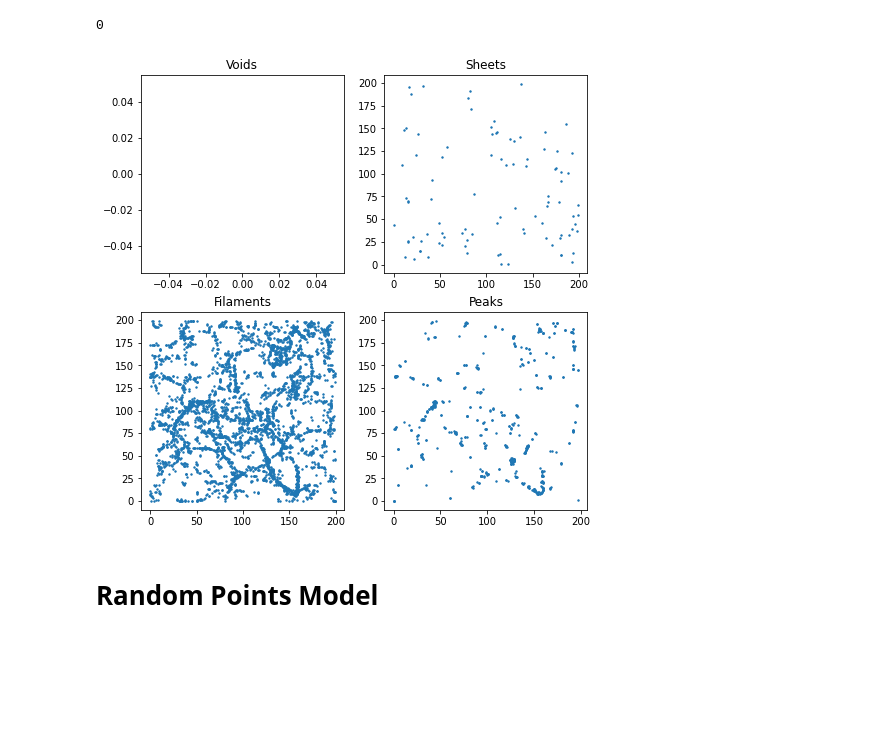
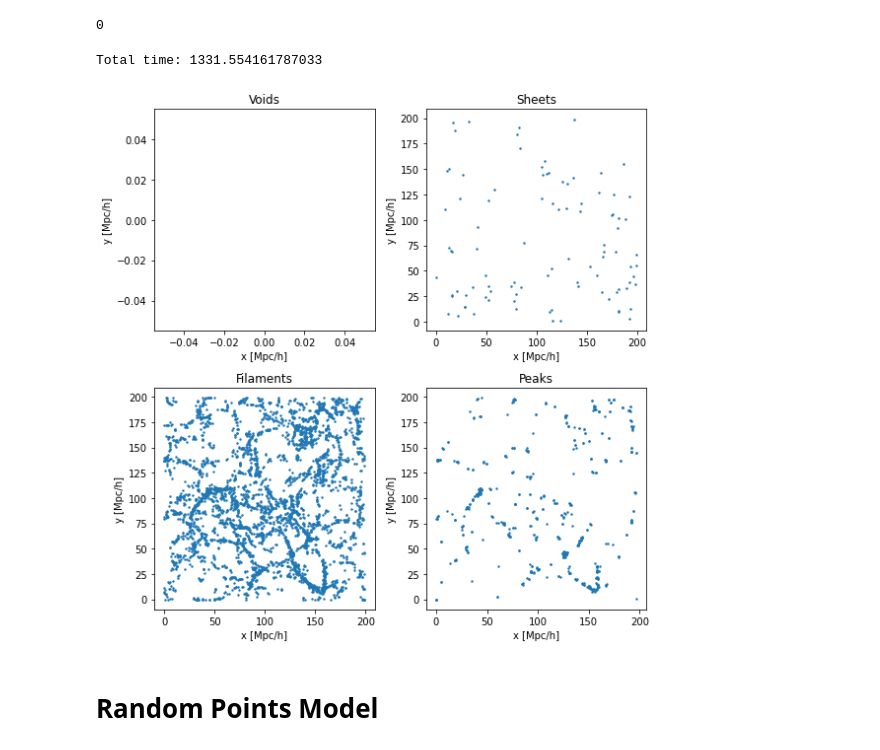
Before and after one commit to jsuarez314/cosmic_web_class, a Jupyter notebook: Environment_Classification_Methods.ipynb, the cells around one changed output. Cells and saved outputs as stored; diff of their text form; code cells hidden in the pictures; blank space fills up the shorter version.

```diff
--- a/Environment_Classification_Methods.ipynb
+++ b/Environment_Classification_Methods.ipynb
@@ -80,12 +80,14 @@ f.close()
 X = pd.DataFrame({'nc':nc,'ad':ad,'den':den,'Dnc':Dnc,'Dad':Dad,'Dden':Dden}) #
 
 #------------ Loading the model
-clf = pickle.load(open('./data/cosmicweb_bsk_model.sav','rb'))
+clf = pickle.load(open('./model/cosmicweb_bsk_model.sav','rb'))
 env_pred = clf.predict(X)
 
 np.savetxt(f'./data/envs_bsk+rf.txt', np.array(env_pred))
 end = time.time()
 print(f'Total time: {end - start}')
+# %% [output]
+Total time: 1331.554161787033
 # %%
 env_pred = np.loadtxt('./data/envs_bsk+rf.txt')
 is_void     = env_pred == 3
@@ -95,25 +97,36 @@ is_peak     = env_pred == 0
 # %%
 is_slice = (z>100) & (z<105)
 
 fig = plt.figure(figsize=(8,8))
 plt.subplot(2,2,1)
 plt.scatter(x[is_void & is_slice], y[is_void & is_slice], s=2)
+plt.xlabel('x [Mpc/h]')
+plt.ylabel('y [Mpc/h]')
 plt.title('Voids')
 
 plt.subplot(2,2,2)
 plt.scatter(x[is_sheet & is_slice], y[is_sheet & is_slice], s=2)
+plt.xlabel('x [Mpc/h]')
+plt.ylabel('y [Mpc/h]')
 plt.title('Sheets')
 
 plt.subplot(2,2,3)
 plt.scatter(x[is_filament & is_slice], y[is_filament & is_slice], s=2)
+plt.xlabel('x [Mpc/h]')
+plt.ylabel('y [Mpc/h]')
 plt.title('Filaments')
 
 plt.subplot(2,2,4)
 plt.scatter(x[is_peak & is_slice], y[is_peak & is_slice], s=2)
 plt.title('Peaks')
+plt.xlabel('x [Mpc/h]')
+plt.ylabel('y [Mpc/h]')
+
+plt.tight_layout()
+plt.savefig('./figs/class_rf+bsk.png')
 plt.show()
 # %% [output]
-[figure, old version]
+[figure, new version]
 # %% [markdown]
 # Random Points Model
 # %% [markdown]
```
Also changed, not shown: parts of 14 cells of this notebook, 13 other files.
